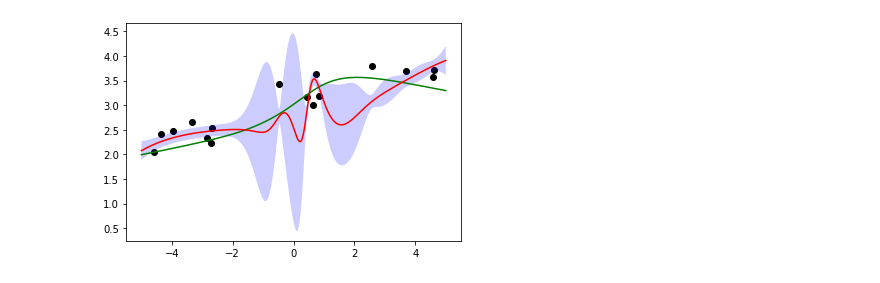
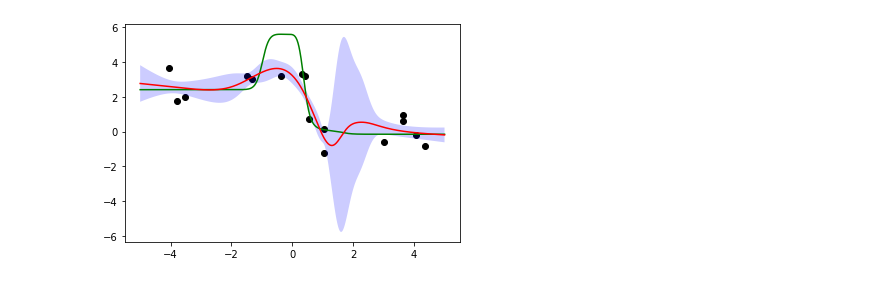
Before and after one commit to sy-eng/mosyamosya, a Jupyter notebook: bayesDL/chapter5/fig5_2.ipynb, the cells around one changed output. Saved outputs shown, nothing was run; the diff lists cells and outputs as text; code cells hidden in the pictures.

```diff
--- a/bayesDL/chapter5/fig5_2.ipynb
+++ b/bayesDL/chapter5/fig5_2.ipynb
@@ -3,8 +3,10 @@
 
 import matplotlib.pyplot as plt
 import numpy as np
+import sys
 
 def tanh(x):
+    # (2.24)
     return (np.exp(x) - np.exp(-x))/(np.exp(x) + np.exp(-x))
 
 fig = plt.figure()
@@ -12,15 +14,17 @@ dataAreaMax = 5.0
 dataAreaMin = -5.0
 
 trainDataNum = 16
-trainSigmaW2 = 1.0
-trainSigmaY2 = 0.09
+trainSigmaW2 = 9.0
+trainSigmaY2 = 1.0
 trainHiddenLayerNum = 5
 
-learningSigmaW2 = 4.0
-learningSigmaY2 = 0.01
+learningSigmaW2 = 9.0
+learningSigmaY2 = 0.09
 learningHiddenLayerNum = 8
-learningAlfa = 0.003
-errorMax = 0.8
+learningAlfa = 0.002
+
+prevError = sys.float_info.max
+maxError = 1.0
 
 class NN:
     def __init__(self, wh1, wh2):
@@ -28,10 +32,16 @@ class NN:
         self.wh2 = wh2
 
     def setX(self, x):
+        # Input layer
         self.z0 = np.array([x, 1])
+        # (2.22)
         self.a1 = self.z0.dot(self.wh1.T)
+
+        # (2.21)
         hiddenTmp = tanh(self.a1)
         self.z1 = np.append(hiddenTmp, 1.0)
+
+        # (2.20)
         self.a2 = self.wh2.dot(self.z1)
 
     def updateWeight(self, wh1, wh2):
@@ -52,8 +62,13 @@ class NN:
         return self.a2
 
     def getDA(self):
+        # nabra_w a for (2.58)
+
+        # da2/dw2 = z1 (2.33)((2.48))
         dA2 = self.z1
+        # da2/dw1 = z0 (2.51), (2.52), (tanh)' = 1 / cosh^2 = 1 - tanh^2
         dA1 = np.outer(self.wh2[0:-1] * (1 - self.z1[0:-1]**2), self.z0)
+
         return np.concatenate([dA2, np.concatenate(dA1)])
 
 # Create train data
@@ -86,6 +101,8 @@ for x in originalXs:
 #Learing
 #initialize data
 learningWh1 = []
+
+# Initialize weight
 for i in range(learningHiddenLayerNum):
     learningWh1.append(np.random.normal(loc = 0, scale = np.sqrt(learningSigmaW2), size = 2))
 learningWh1 = np.array(learningWh1)
@@ -101,10 +118,16 @@ while True:
 
     for x, y in zip(trainXs, trainYs):
         learningNN.setX(x)
+
+        # (2.49)
         delta2 = learningNN.getA2data() - y
+        # (2.54), (tanh)' = 1 / cosh^2 = 1 - tanh^2
         delta1 = delta2 * learningWh2[0:-1] * (1 - learningNN.getZ1data()[0:-1]**2)
+        # (2.48)
         dEw2 += delta2 * learningNN.getZ1data()
+        # (2.53)
         dEw1 += np.outer(delta1, learningNN.getZ0data())
+        # (2.47)
         ew += 0.5 * delta2**2
         #print(" ", delta1)
 
@@ -115,11 +138,16 @@ while True:
 #    print(learningWh2)
 #    print(" ")
 
-    if ew < errorMax:
+    if ew > prevError:
         break
+#    if ew < maxError:
+#        break
+
+    prevError = ew
 
     # update weights
     # These equations are almost the same with those of NN with regularization
+    # (5.6), (5.8)
     learningWh1 = (1 - learningAlfa / learningSigmaW2)*learningWh1 - learningAlfa / learningSigmaW2 * dEw1
     learningWh2 = (1 - learningAlfa / learningSigmaW2)*learningWh2 - learningAlfa / learningSigmaW2 * dEw2
     learningNN.updateWeight(learningWh1, learningWh2)
@@ -128,7 +156,9 @@ while True:
 #    break
 
 # Calculate Hessian
+# (5.10)
 lambdaWMap = (1 / learningSigmaW2) * np.eye(learningHiddenLayerNum + 1 + learningHiddenLayerNum * 2)
+# (2.58)
 for x in trainXs:
     learningNN.setX(x)
     dA = learningNN.getDA()
@@ -144,8 +174,10 @@ calValNN = NN(learningWh1, learningWh2)
 for x in originalXs:
     calValNN.setX(x)
     # Calculate g
+    # (5.13). f = a
     g = calValNN.getDA()
 
+    # (5.15)
     sigmaX = np.sqrt(learningSigmaY2 + g.dot(lambdaInv.dot(g)))
 
     upperPredictedYs.append(calValNN.getA2data() + sigmaX)
@@ -180 +212 @@ plt.show()
-[figure, old version]
+[figure, new version]
```
Also changed, not shown: parts of 1 cell of this notebook.
